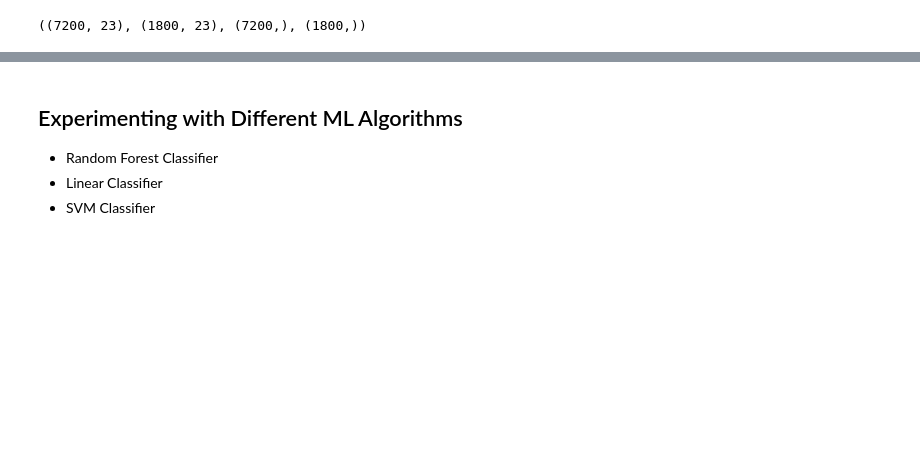
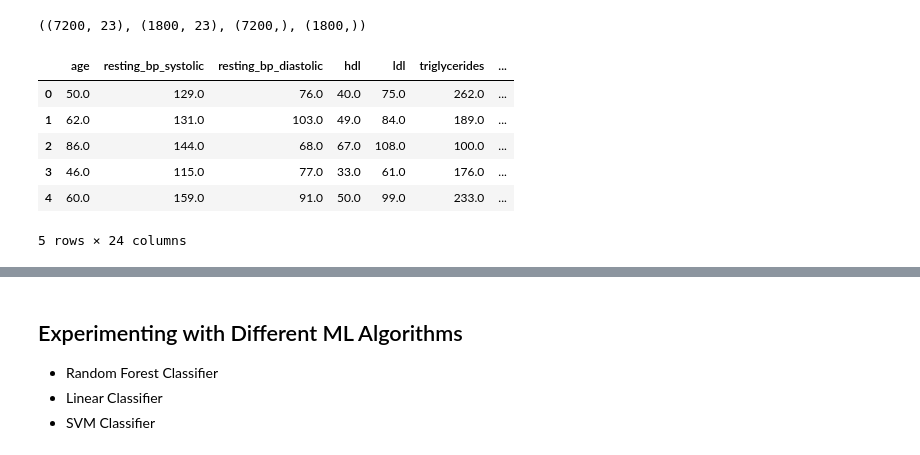
Before and after one commit to vermaashish20/demo-ai-pipeline, a Jupyter notebook: notebooks/training.ipynb, the cells around one changed output, grey strips where cells are left out. Drawn from its saved outputs; the diff is of its cells as text; code cells hidden in the pictures; blank space fills up the shorter version.

```diff
--- a/notebooks/training.ipynb
+++ b/notebooks/training.ipynb
@@ -69,3 +69,14 @@ X_train, X_test , y_train, y_test = train_test_split(X,y,train_size=0.8)
 X_train.shape, X_test.shape, y_train.shape, y_test.shape
 # %% [output]
 ((7200, 23), (1800, 23), (7200,), (1800,))
+# %%
+golden_test_data = pd.concat([X_test,y_test],ignore_index=True)
+golden_test_data.head()
+# %% [output]
+|  | age | resting_bp_systolic | resting_bp_diastolic | hdl | ldl | triglycerides | ... |
+| 0 | 50.0 | 129.0 | 76.0 | 40.0 | 75.0 | 262.0 | ... |
+| 1 | 62.0 | 131.0 | 103.0 | 49.0 | 84.0 | 189.0 | ... |
+| 2 | 86.0 | 144.0 | 68.0 | 67.0 | 108.0 | 100.0 | ... |
+| 3 | 46.0 | 115.0 | 77.0 | 33.0 | 61.0 | 176.0 | ... |
+| 4 | 60.0 | 159.0 | 91.0 | 50.0 | 99.0 | 233.0 | ... |
+5 rows × 24 columns
```
Also changed, not shown: parts of 6 cells of this notebook, 2 other files.
